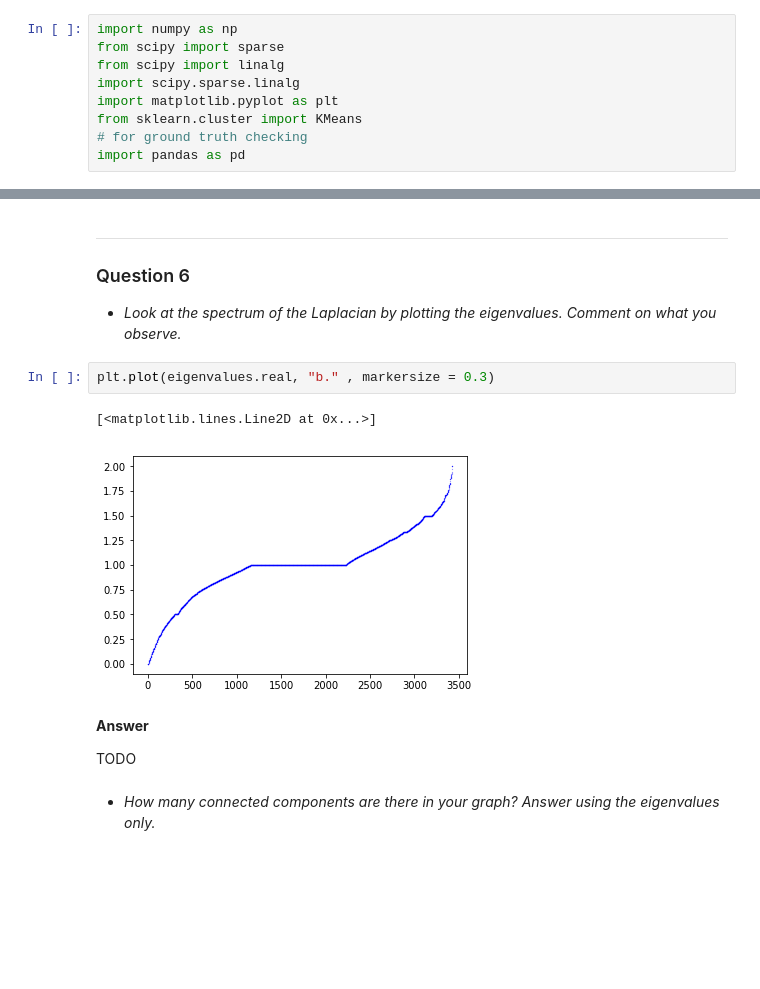
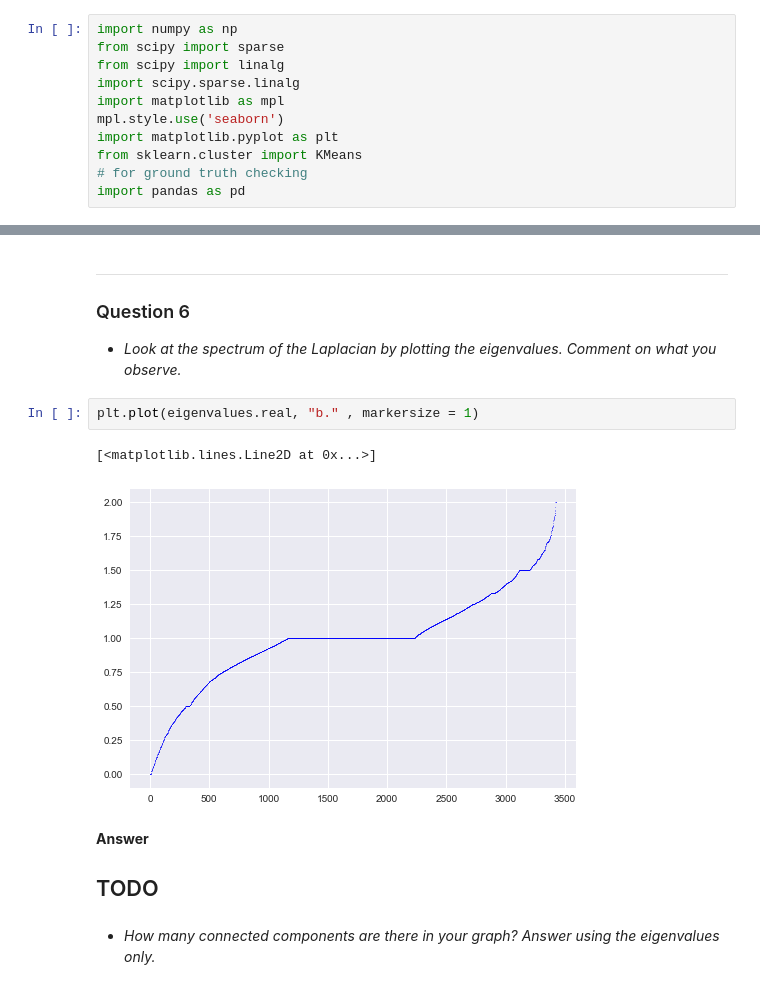
Before and after one commit to csordas1020/NTDS_group_6, a Jupyter notebook: milestones/3_spectral_graph_theory.ipynb, the cells around one changed output, grey strips where cells are left out. Drawn from its saved outputs; the diff is of its cells as text; blank space fills up the shorter version.

```diff
--- a/milestones/3_spectral_graph_theory.ipynb
+++ b/milestones/3_spectral_graph_theory.ipynb
@@ -37,6 +37,8 @@ import numpy as np
 from scipy import sparse
 from scipy import linalg
 import scipy.sparse.linalg
+import matplotlib as mpl
+mpl.style.use('seaborn')
 import matplotlib.pyplot as plt
 from sklearn.cluster import KMeans
 # for ground truth checking
@@ -202,14 +204,13 @@ From the theory, we know that $u_0' = D^{\frac{1}{2}} u_0$, and hence $u_0' =  D
 - *Look at the spectrum of the Laplacian by plotting the eigenvalues.
 Comment on what you observe.*
 # %%
-plt.plot(eigenvalues.real, "b." , markersize = 0.3)
+plt.plot(eigenvalues.real, "b." , markersize = 1)
 # %% [output]
 [<matplotlib.lines.Line2D at 0x...>]
-[figure, old version]
+[figure, new version]
 # %% [markdown]
 **Answer**
-
-TODO
+## TODO
 # %% [markdown]
 - *How many connected components are there in your graph? Answer using the eigenvalues only.*
 # %%
```
Also changed, not shown: parts of 23 cells of this notebook.
